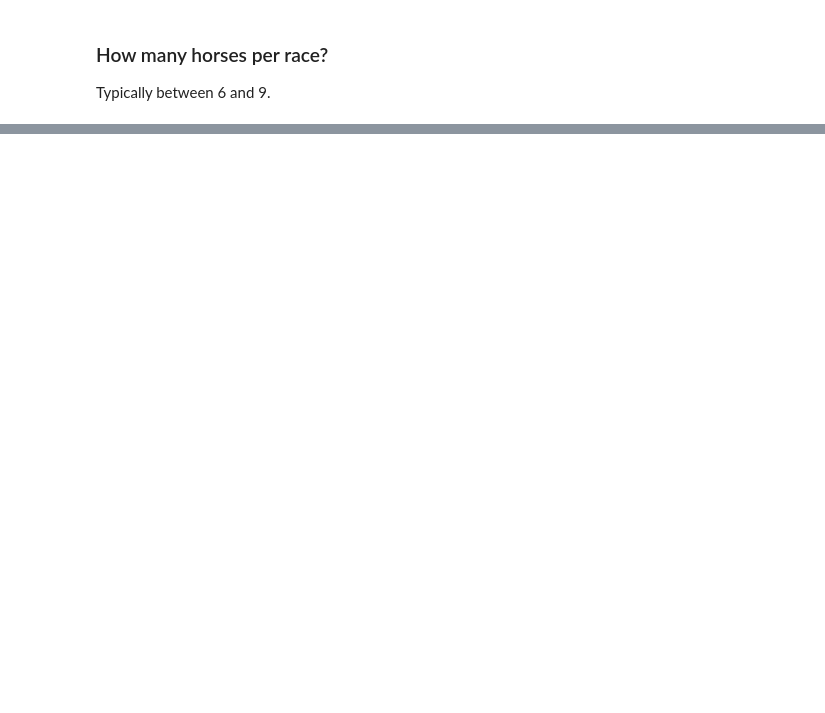
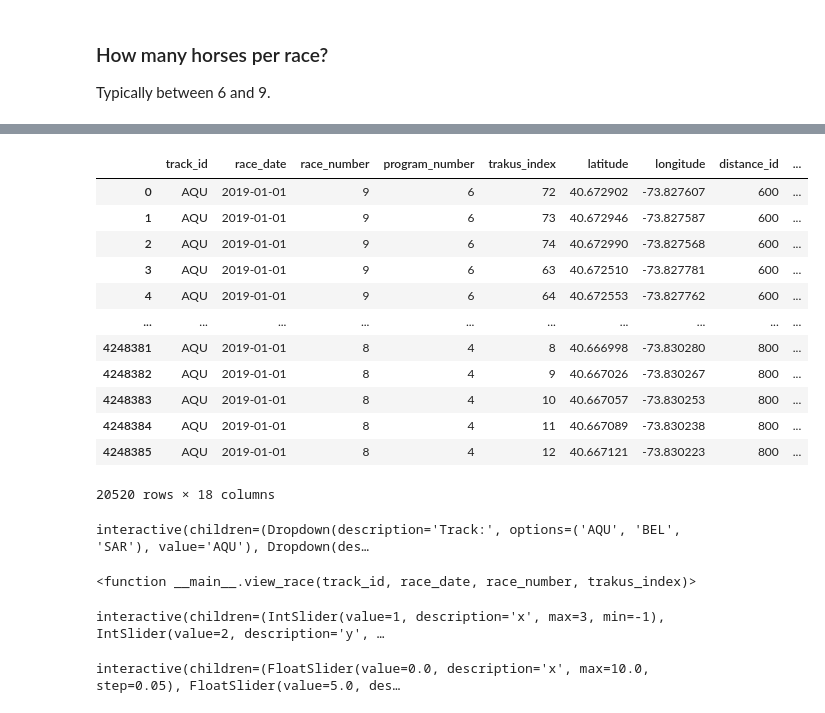
Before and after one commit to jrioross/hhg-big-data-derby-2022, a Jupyter notebook: notebooks/00_eda.ipynb, the cells around one changed output, grey strips where cells are left out. Saved outputs shown, nothing was run; the diff lists cells and outputs as text; code cells hidden in the pictures; blank space fills up the shorter version.

```diff
--- a/notebooks/00_eda.ipynb
+++ b/notebooks/00_eda.ipynb
@@ -102,2 +105,0 @@ horse_count_by_race = (
-# %%
-complete = get_speed_angle_cols(complete)
@@ -107,0 +117,2 @@ AttributeError: 'NoneType' object has no attribute 'head'
+# %%
+complete['trakus_index'] = complete['trakus_index'].astype(int)
@@ -107,0 +139,16 @@ AttributeError: 'NoneType' object has no attribute 'head'
+# %%
+complete.loc[(complete['track_id'] == 'AQU') & (complete['race_date'] == '2019-01-01')]
+# %% [output]
+|  | track_id | race_date | race_number | program_number | trakus_index | latitude | longitude | distance_id | ... |
+| 0 | AQU | 2019-01-01 | 9 | 6 | 72 | 40.672902 | -73.827607 | 600 | ... |
+| 1 | AQU | 2019-01-01 | 9 | 6 | 73 | 40.672946 | -73.827587 | 600 | ... |
+| 2 | AQU | 2019-01-01 | 9 | 6 | 74 | 40.672990 | -73.827568 | 600 | ... |
+| 3 | AQU | 2019-01-01 | 9 | 6 | 63 | 40.672510 | -73.827781 | 600 | ... |
+| 4 | AQU | 2019-01-01 | 9 | 6 | 64 | 40.672553 | -73.827762 | 600 | ... |
+| ... | ... | ... | ... | ... | ... | ... | ... | ... | ... |
+| 4248381 | AQU | 2019-01-01 | 8 | 4 | 8 | 40.666998 | -73.830280 | 800 | ... |
+| 4248382 | AQU | 2019-01-01 | 8 | 4 | 9 | 40.667026 | -73.830267 | 800 | ... |
+| 4248383 | AQU | 2019-01-01 | 8 | 4 | 10 | 40.667057 | -73.830253 | 800 | ... |
+| 4248384 | AQU | 2019-01-01 | 8 | 4 | 11 | 40.667089 | -73.830238 | 800 | ... |
+| 4248385 | AQU | 2019-01-01 | 8 | 4 | 12 | 40.667121 | -73.830223 | 800 | ... |
+20520 rows × 18 columns
@@ -107,0 +283,24 @@ AttributeError: 'NoneType' object has no attribute 'head'
+# %%
+choose_a_horse_race()
+# %% [output]
+interactive(children=(Dropdown(description='Track:', options=('AQU', 'BEL', 'SAR'), value='AQU'), Dropdown(des…
+<function __main__.view_race(track_id, race_date, race_number, trakus_index)>
+# %%
+@interact(x = 1, y = 2)
+def add_them(x, y):
+    return x+y
+# %% [output]
+interactive(children=(IntSlider(value=1, description='x', max=3, min=-1), IntSlider(value=2, description='y', …
+# %%
+x_widget = widgets.FloatSlider(min=0.0, max=10.0, step=0.05)
+y_widget = widgets.FloatSlider(min=0.5, max=10.0, step=0.05, value=5.0)
+
+def update_x_range(*args):
+    x_widget.max = 2.0 * y_widget.value
+y_widget.observe(update_x_range, 'value')
+
+def printer(x, y):
+    print(x, y)
+interact(printer,x=x_widget, y=y_widget);
+# %% [output]
+interactive(children=(FloatSlider(value=0.0, description='x', max=10.0, step=0.05), FloatSlider(value=5.0, des…
```
Also changed, not shown: parts of 12 cells of this notebook, 3 other files.
